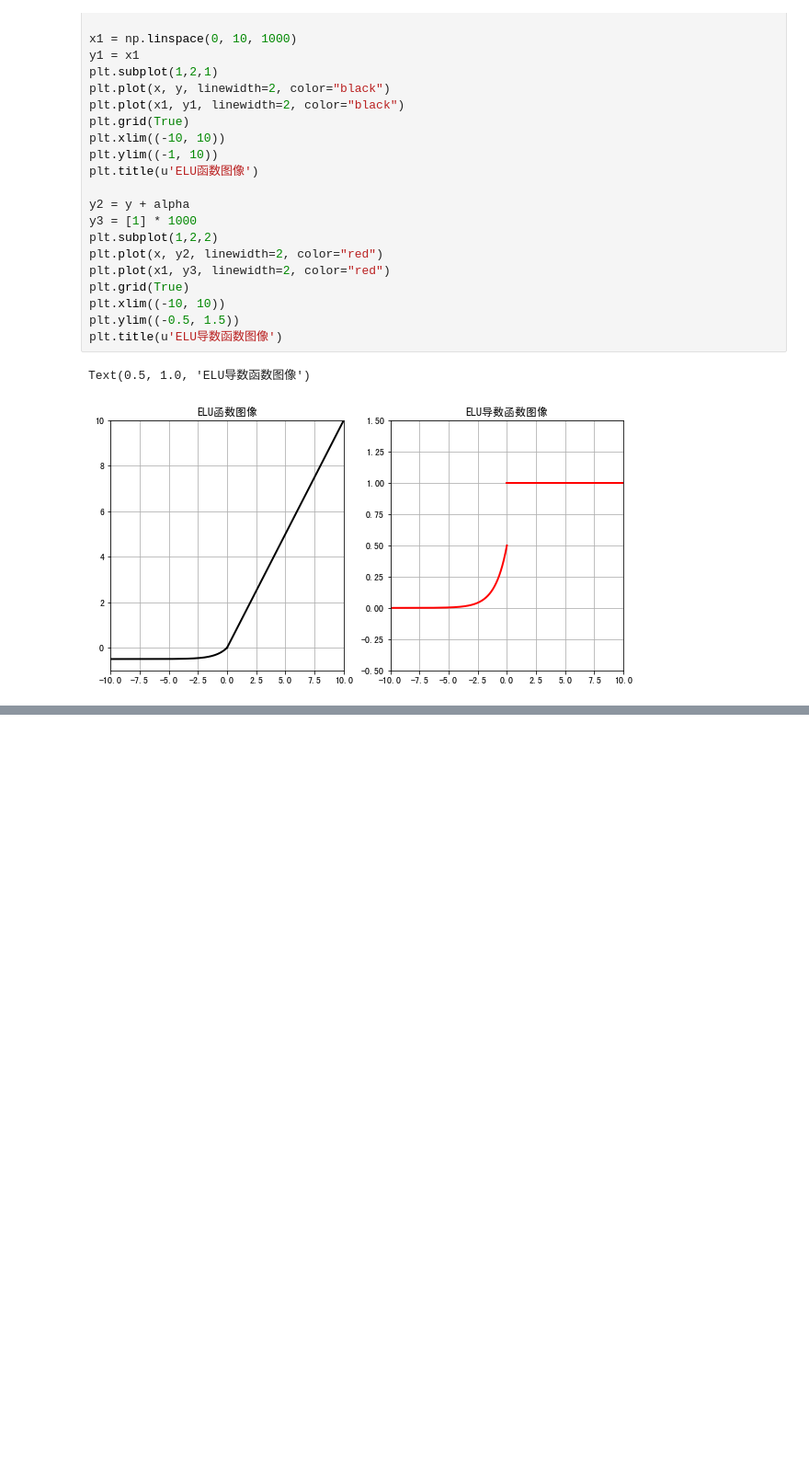
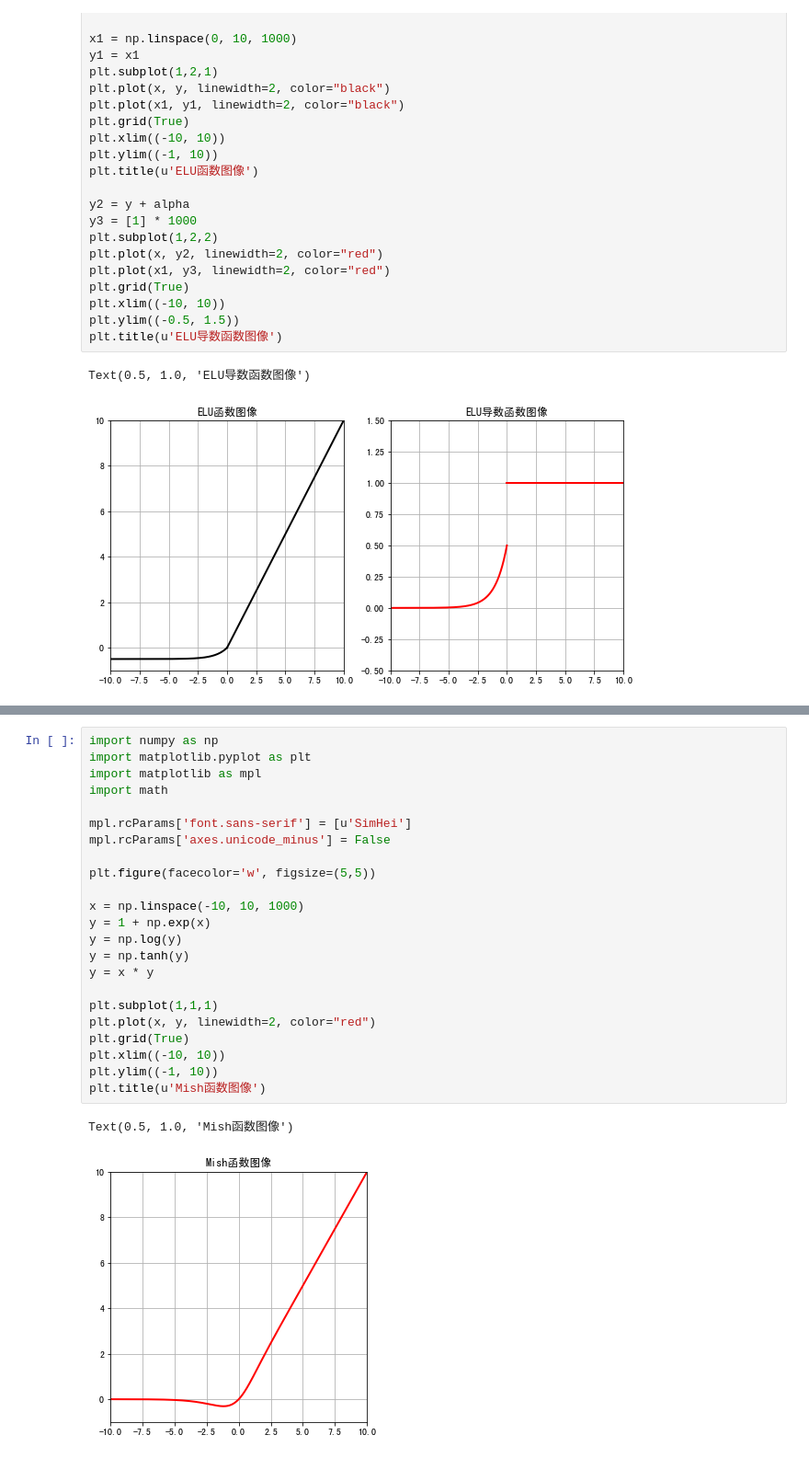
Before and after one commit to JJZHK-AI/AIKnowledgeBase, a Jupyter notebook: 03.深度学习/01.神经网络基础/05.卷积神经网络.06.激活层.ipynb, the cells around one changed output, grey strips where cells are left out. Shown at 92% size. Cells and saved outputs as stored; diff of their text form; blank space fills up the shorter version.

```diff
--- a/03.深度学习/01.神经网络基础/05.卷积神经网络.06.激活层.ipynb
+++ b/03.深度学习/01.神经网络基础/05.卷积神经网络.06.激活层.ipynb
@@ -216,0 +232,26 @@ Text(0.5, 1.0, 'ELU导数函数图像')
+# %%
+import numpy as np
+import matplotlib.pyplot as plt
+import matplotlib as mpl
+import math
+
+mpl.rcParams['font.sans-serif'] = [u'SimHei']
+mpl.rcParams['axes.unicode_minus'] = False
+
+plt.figure(facecolor='w', figsize=(5,5))
+
+x = np.linspace(-10, 10, 1000)
+y = 1 + np.exp(x)
+y = np.log(y)
+y = np.tanh(y)
+y = x * y
+
+plt.subplot(1,1,1)
+plt.plot(x, y, linewidth=2, color="red")
+plt.grid(True)
+plt.xlim((-10, 10))
+plt.ylim((-1, 10))
+plt.title(u'Mish函数图像')
+# %% [output]
+Text(0.5, 1.0, 'Mish函数图像')
+[figure, added]
```
Also changed, not shown: parts of 3 cells of this notebook.
